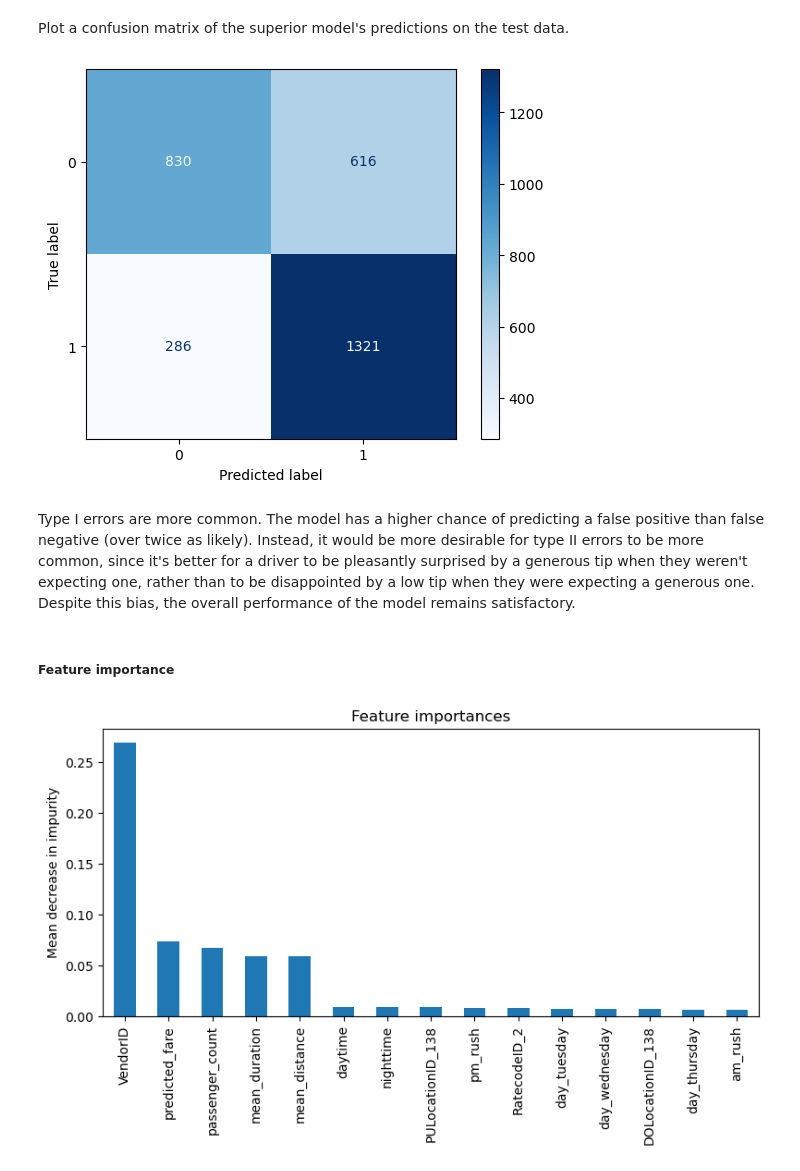
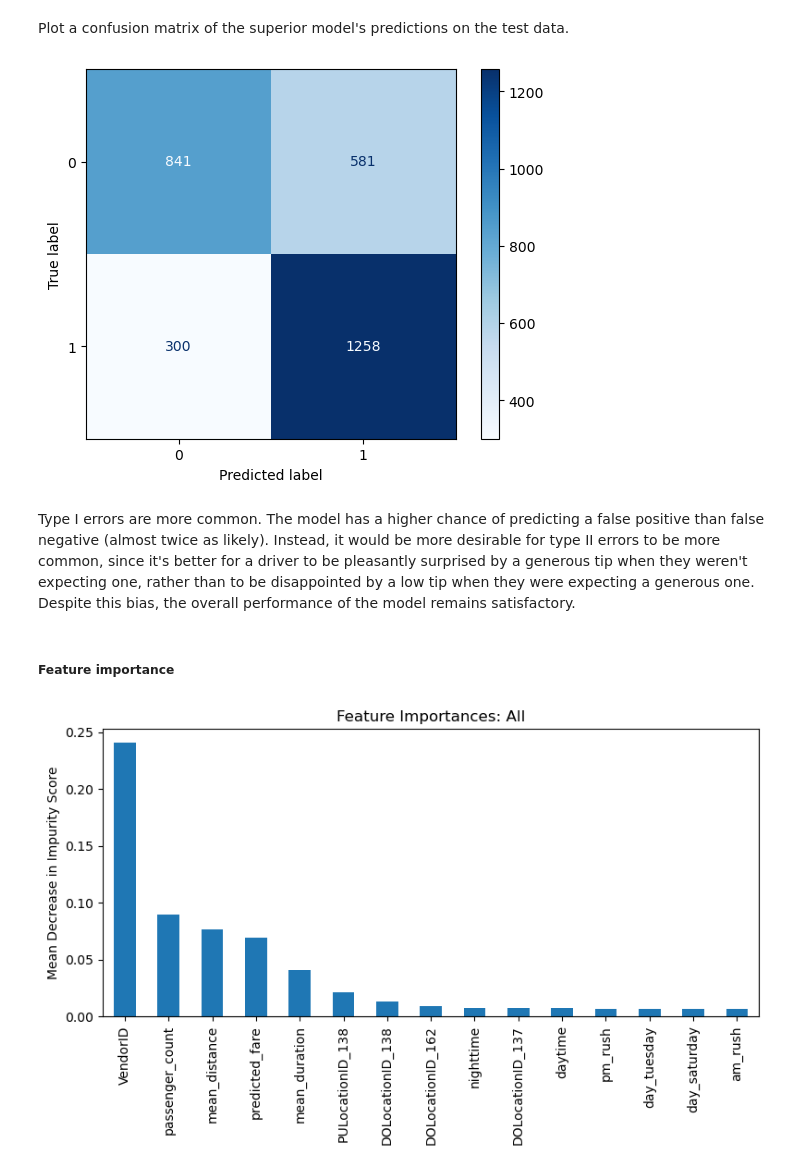
Before and after one commit to sdsouto/nyc-tlc-tip-prediction, a Jupyter notebook: TLC_TipPrediction.ipynb, the cells around one changed output. Saved outputs shown, nothing was run; the diff lists cells and outputs as text; code cells hidden in the pictures.

```diff
--- a/TLC_TipPrediction.ipynb
+++ b/TLC_TipPrediction.ipynb
@@ -90,8 +90,7 @@ nyc_preds_means.head(10)
 #### Join and create one dataframe for analysis
 # %%
 # Merge datasets
-df0 = df0.merge(nyc_preds_means, left_index=True, right_index=True)
-
+df0 = df0.merge(nyc_preds_means, how='inner', on='Unnamed: 0')
 df0.head(10)
 # %% [output]
 |  | Unnamed: 0 | VendorID | tpep_pickup_datetime | tpep_dropoff_datetime | passenger_count | trip_distance | ... |
@@ -317,7 +316,7 @@ Drop redundant and irrelevant columns as well as those that should not be availa
 Keep target variable (`generous`) for modeling.
 # %%
 # Drop columns
-drop_cols = ['Unnamed: 0', 'tpep_pickup_datetime', 'tpep_dropoff_datetime',
+drop_cols = ['Unnamed: 0','Unnamed: 0.1','tpep_pickup_datetime', 'tpep_dropoff_datetime',
              'payment_type', 'trip_distance', 'store_and_fwd_flag', 'payment_type',
              'fare_amount', 'extra', 'mta_tax', 'tip_amount', 'tolls_amount',
              'improvement_surcharge', 'total_amount', 'tip_percent']
@@ -713,21 +712,21 @@ disp = ConfusionMatrixDisplay(confusion_matrix=cm,
                              )
 disp.plot(cmap = "Blues", values_format='');
 # %% [output]
-[figure, old version]
+[figure, new version]
 # %% [markdown]
-Type I errors are more common.  The model has a higher chance of predicting a false positive than false negative (over twice as likely). Instead, it would be more desirable for type II errors to be more common, since it's better for a driver to be pleasantly surprised by a generous tip when they weren't expecting one, rather than to be disappointed by a low tip when they were expecting a generous one. Despite this bias, the overall performance of the model remains satisfactory.
+Type I errors are more common.  The model has a higher chance of predicting a false positive than false negative (almost twice as likely). Instead, it would be more desirable for type II errors to be more common, since it's better for a driver to be pleasantly surprised by a generous tip when they weren't expecting one, rather than to be disappointed by a low tip when they were expecting a generous one. Despite this bias, the overall performance of the model remains satisfactory.
 # %% [markdown]
 ##### Feature importance
 # %%
 importances = rf1.best_estimator_.feature_importances_
 rf_importances = pd.Series(importances, index=X_test.columns)
 rf_importances = rf_importances.sort_values(ascending=False)[:15]
 
 fig, ax = plt.subplots(figsize=(8,5))
 rf_importances.plot.bar(ax=ax)
-ax.set_title('Feature importances')
-ax.set_ylabel('Mean decrease in impurity')
+ax.set_title('Feature Importances: All')
+ax.set_ylabel('Mean Decrease in Impurity Score')
 fig.tight_layout();
 # %% [output]
-[figure, old version]
+[figure, new version]
 # %% [markdown]
```
Also changed, not shown: parts of 18 cells of this notebook.
